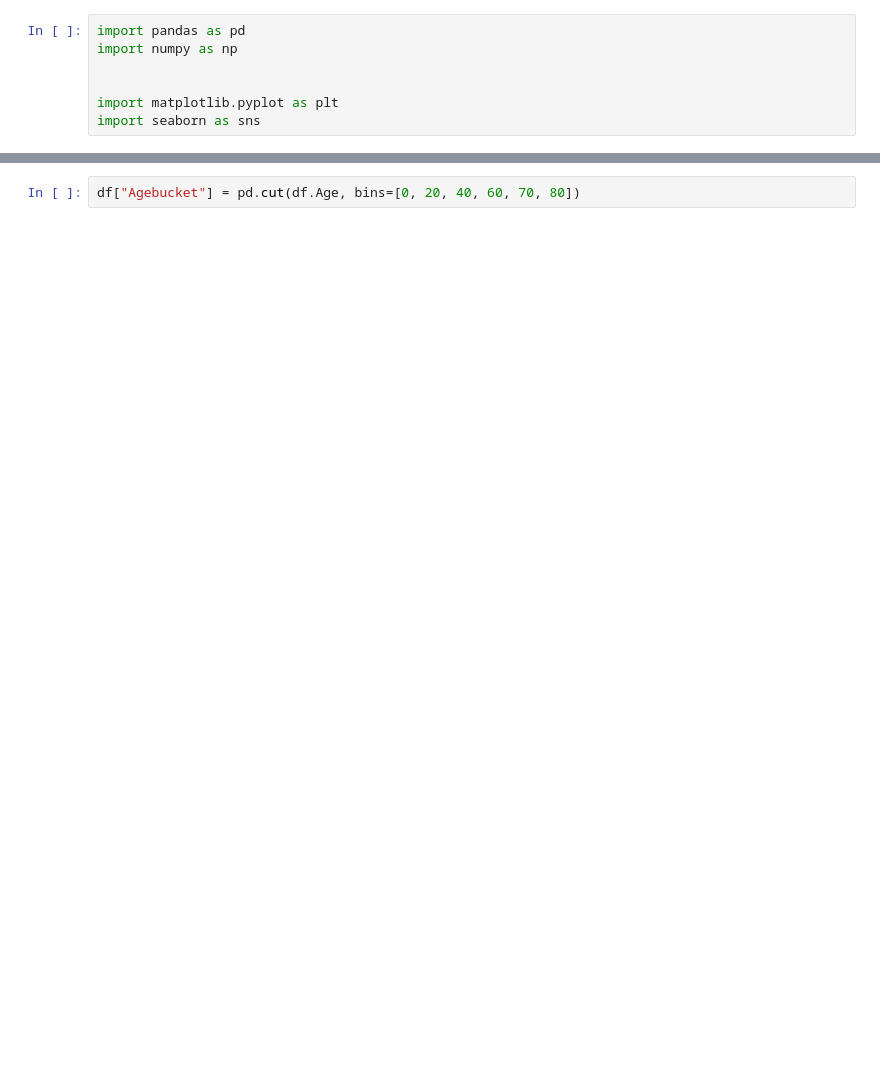
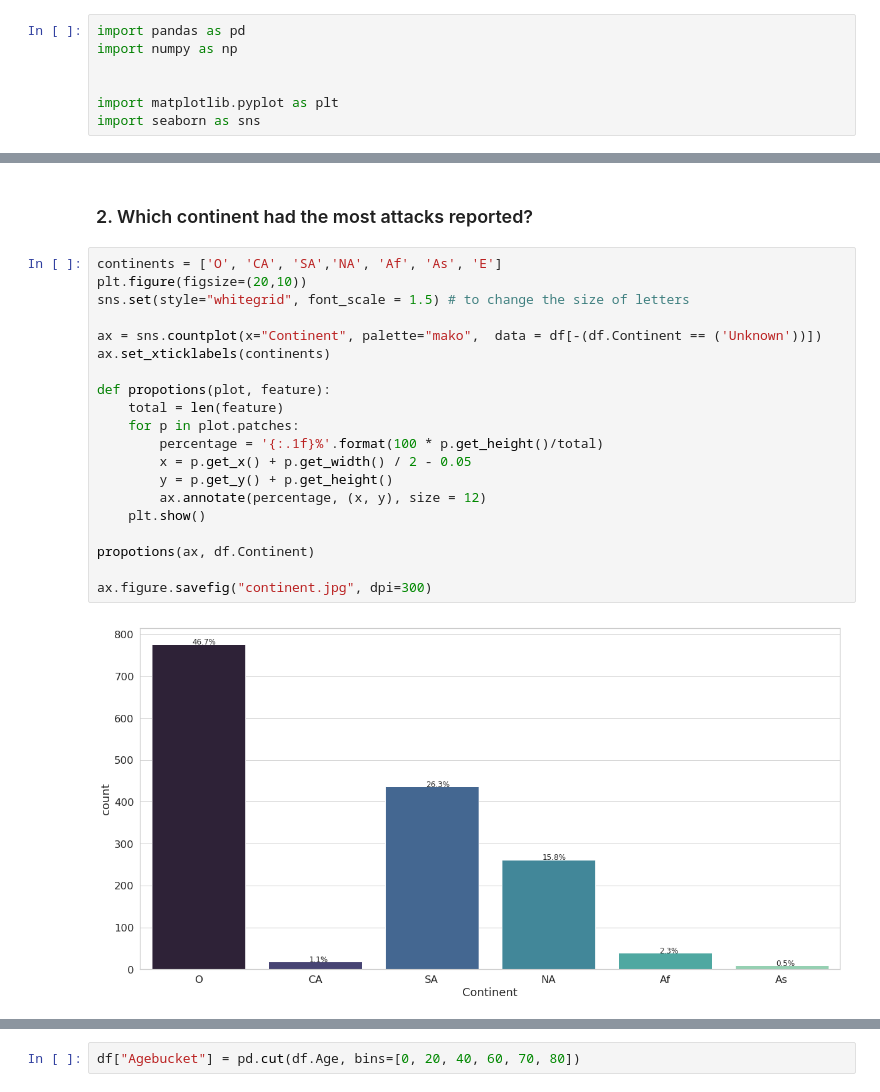
Before and after one commit to AnaAGG/P1_Pandas, a Jupyter notebook: output/Data_visualization.ipynb, the cells around one changed output, grey strips where cells are left out. Saved outputs shown, nothing was run; the diff lists cells and outputs as text; blank space fills up the shorter version.

```diff
--- a/output/Data_visualization.ipynb
+++ b/output/Data_visualization.ipynb
@@ -17,0 +61,24 @@ df.head()
+# %% [markdown]
+### 2. Which continent had the most attacks reported?
+# %%
+continents = ['O', 'CA', 'SA','NA', 'Af', 'As', 'E']
+plt.figure(figsize=(20,10))
+sns.set(style="whitegrid", font_scale = 1.5) # to change the size of letters
+
+ax = sns.countplot(x="Continent", palette="mako",  data = df[-(df.Continent == ('Unknown'))])
+ax.set_xticklabels(continents)
+
+def propotions(plot, feature):
+    total = len(feature)
+    for p in plot.patches:
+        percentage = '{:.1f}%'.format(100 * p.get_height()/total)
+        x = p.get_x() + p.get_width() / 2 - 0.05
+        y = p.get_y() + p.get_height()
+        ax.annotate(percentage, (x, y), size = 12)
+    plt.show()
+
+propotions(ax, df.Continent)
+
+ax.figure.savefig("continent.jpg", dpi=300)
+# %% [output]
+[figure, added]
```
Also changed, not shown: parts of 20 cells of this notebook.
